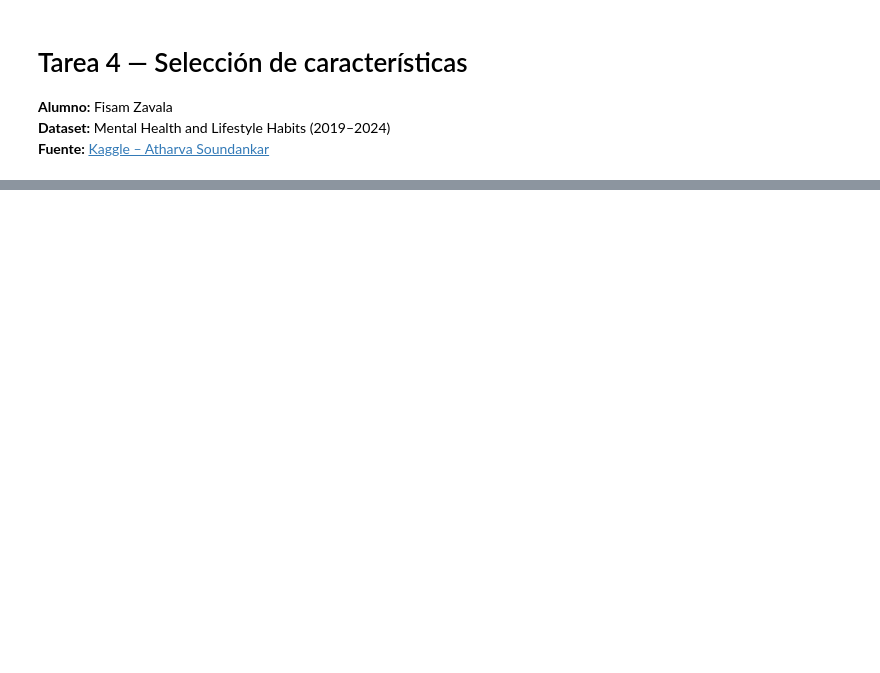
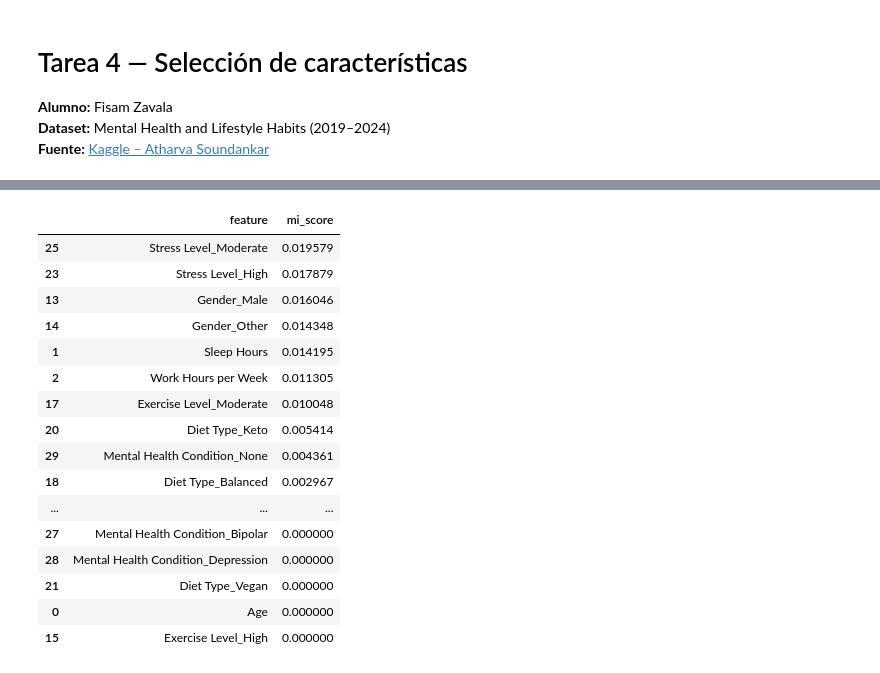
Before and after one commit to fisamz/Repositorio_MCDAA, a Jupyter notebook: Tarea4/Tarea4.ipynb, the cells around one changed output, grey strips where cells are left out. Cells and saved outputs as stored; diff of their text form; code cells hidden in the pictures; blank space fills up the shorter version.

```diff
--- a/Tarea4/Tarea4.ipynb
+++ b/Tarea4/Tarea4.ipynb
@@ -86,0 +171,36 @@ plt.show()
+# %%
+# Selección con SelectKBest + mutual_info_regression
+pipe_mi = Pipeline([
+    ("pre", pre),
+    ("sel", SelectKBest(score_func=mutual_info_regression, k=k))
+])
+pipe_mi.fit(X, y)
+
+feat_names = get_feature_names(pipe_mi.named_steps["pre"], num_cols, cat_cols)
+mi_scores = pipe_mi.named_steps["sel"].scores_
+
+skb_mi_df = pd.DataFrame({
+    "feature": feat_names,
+    "mi_score": mi_scores
+}).sort_values("mi_score", ascending=False, na_position="last")
+
+selected_mi = skb_mi_df.head(k)["feature"].tolist()
+skb_mi_df.head(20)
+# %% [output]
+|  | feature | mi_score |
+| 25 | Stress Level_Moderate | 0.019579 |
+| 23 | Stress Level_High | 0.017879 |
+| 13 | Gender_Male | 0.016046 |
+| 14 | Gender_Other | 0.014348 |
+| 1 | Sleep Hours | 0.014195 |
+| 2 | Work Hours per Week | 0.011305 |
+| 17 | Exercise Level_Moderate | 0.010048 |
+| 20 | Diet Type_Keto | 0.005414 |
+| 29 | Mental Health Condition_None | 0.004361 |
+| 18 | Diet Type_Balanced | 0.002967 |
+| ... | ... | ... |
+| 27 | Mental Health Condition_Bipolar | 0.000000 |
+| 28 | Mental Health Condition_Depression | 0.000000 |
+| 21 | Diet Type_Vegan | 0.000000 |
+| 0 | Age | 0.000000 |
+| 15 | Exercise Level_High | 0.000000 |
```
Also changed, not shown: parts of 13 cells of this notebook.
